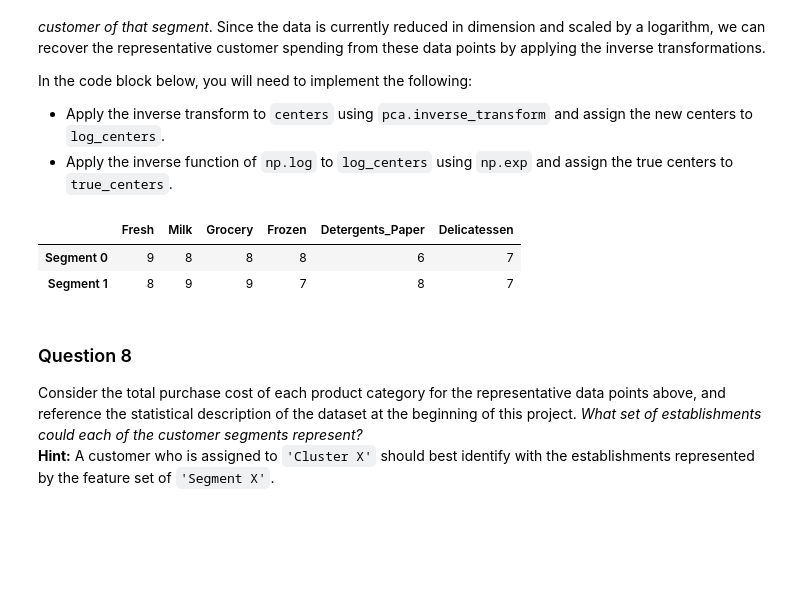
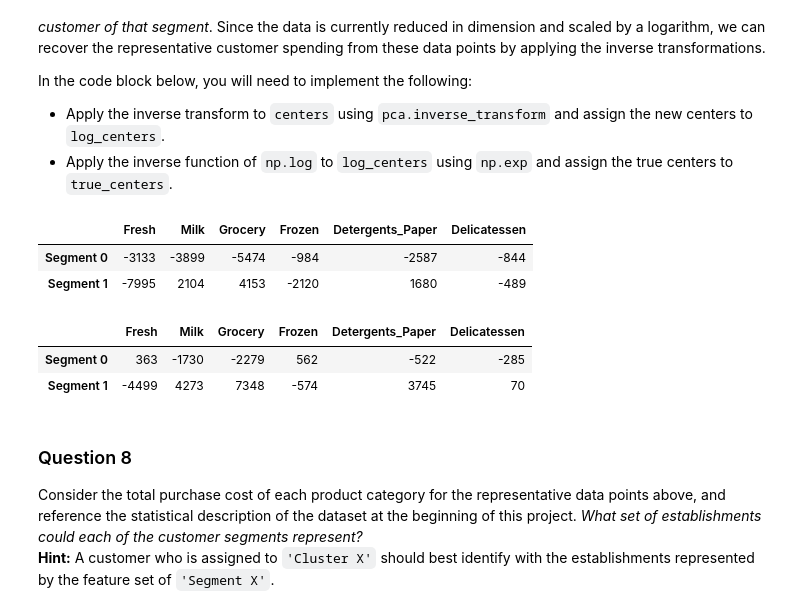
Before and after one commit to alismayilov/udacity-machine-learning-projects, a Jupyter notebook: projects/creating_customer_segments/customer_segments.ipynb, the cells around one changed output. Cells and saved outputs as stored; diff of their text form; code cells hidden in the pictures; blank space fills up the shorter version.

```diff
--- a/projects/creating_customer_segments/customer_segments.ipynb
+++ b/projects/creating_customer_segments/customer_segments.ipynb
@@ -171,6 +181,7 @@ In the code block below, you will need to implement the following:
 **NOTE:** If you choose to remove any outliers, ensure that the sample data does not contain any of these points!
 Once you have performed this implementation, the dataset will be stored in the variable `good_data`.
 # %%
+from collections import Counter
 outlier_dict={}
 # For each feature find the data points with extreme high or low values
 for feature in log_data.keys():
@@ -182,7 +193,7 @@ for feature in log_data.keys():
     Q3 = np.percentile(log_data[feature],75)
 
     # TODO: Use the interquartile range to calculate an outlier step (1.5 times the interquartile range)
-    step = Q3-Q1
+    step = (Q3-Q1)*1.5
 
     # Display the outliers
     print "Data points considered outliers for the feature '{}':".format(feature)
@@ -190,12 +201,15 @@ for feature in log_data.keys():
     outlier_dict[feature]=set(outlier.index.get_values())
     display(outlier)
 
-print(outlier_dict['Fresh'].intersection(outlier_dict['Milk']).intersection(outlier_dict['Delicatessen']))
-print(outlier_dict['Milk'].intersection(outlier_dict['Grocery']).intersection(outlier_dict['Detergents_Paper']))
+outlier_list=[]
+for i in outlier_dict:
+    outlier_list+=list(outlier_dict[i])
 
+count_outliers=Counter(outlier_list)
+print(count_outliers)
 
 # OPTIONAL: Select the indices for data points you wish to remove
-outliers  = [97,154,356]
+outliers  = [154,128,65,66,75]
 
 # Remove the outliers, if any were specified
 good_data = log_data.drop(log_data.index[outliers]).reset_index(drop = True)
@@ -317,7 +297,7 @@ from sklearn.decomposition import PCA
 pca = PCA(n_components=6)
 
 # TODO: Apply a PCA transformation to the sample log-data
-pca.fit(log_data)
+pca.fit(good_data)
 pca_samples = pca.transform(log_samples)
 
 # Generate PCA results plot
@@ -436,19 +422,24 @@ In the code block below, you will need to implement the following:
 # %%
 # TODO: Inverse transform the centers
 log_centers = pca.inverse_transform(centers)
 
 # TODO: Exponentiate the centers
-true_centers = np.exp(np.log(log_centers))
+true_centers = np.exp(log_centers)
+
 
 # Display the true centers
 segments = ['Segment {}'.format(i) for i in range(0,len(centers))]
 true_centers = pd.DataFrame(np.round(true_centers), columns = data.keys())
 true_centers.index = segments
-display(true_centers)
+display(true_centers - data.mean().round())
+display(true_centers - data.median().round())
 # %% [output]
 |  | Fresh | Milk | Grocery | Frozen | Detergents_Paper | Delicatessen |
-| Segment 0 | 9 | 8 | 8 | 8 | 6 | 7 |
-| Segment 1 | 8 | 9 | 9 | 7 | 8 | 7 |
+| Segment 0 | -3133 | -3899 | -5474 | -984 | -2587 | -844 |
+| Segment 1 | -7995 | 2104 | 4153 | -2120 | 1680 | -489 |
+|  | Fresh | Milk | Grocery | Frozen | Detergents_Paper | Delicatessen |
+| Segment 0 | 363 | -1730 | -2279 | 562 | -522 | -285 |
+| Segment 1 | -4499 | 4273 | 7348 | -574 | 3745 | 70 |
 # %% [markdown]
 ### Question 8
 Consider the total purchase cost of each product category for the representative data points above, and reference the statistical description of the dataset at the beginning of this project. *What set of establishments could each of the customer segments represent?*
```
Also changed, not shown: parts of 20 cells of this notebook.
